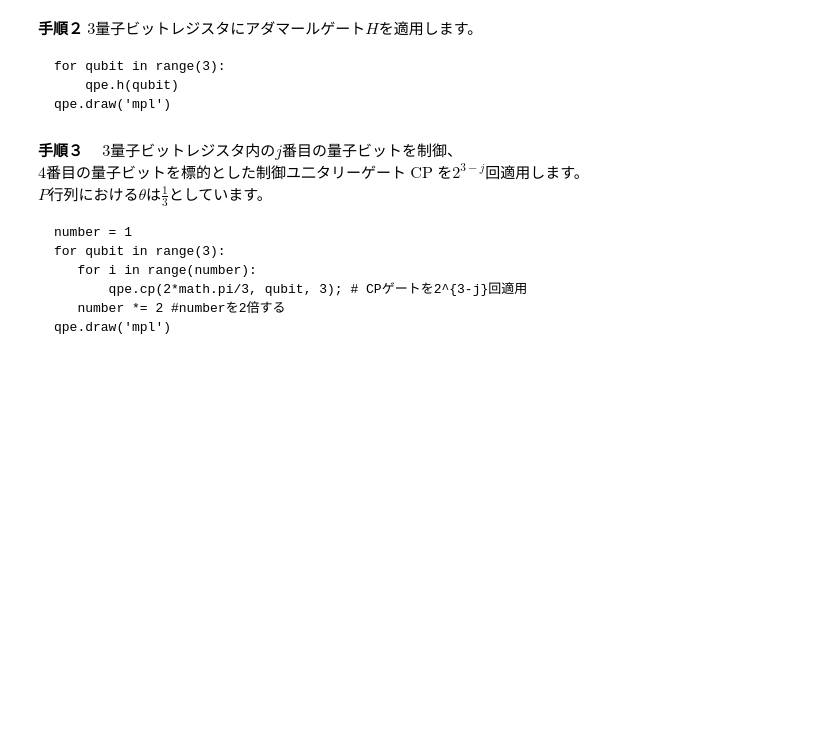
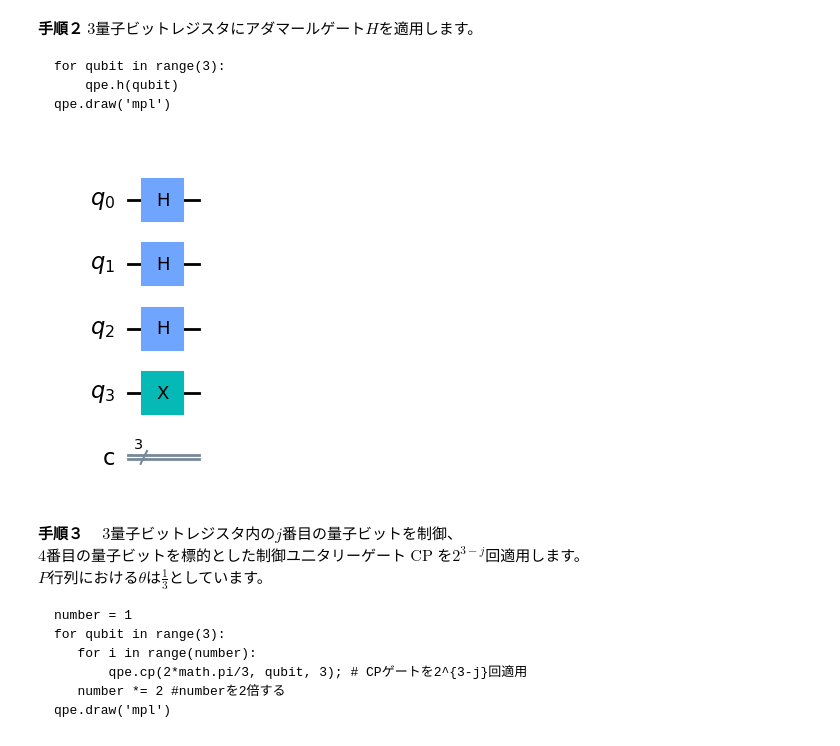
Before and after one commit to zum-m/01_jouhougakugairon, a Jupyter notebook: Copy_of_演習第9回.ipynb, the cells around one changed output. Cells and saved outputs as stored; diff of their text form; code cells hidden in the pictures; blank space fills up the shorter version.

````diff
--- a/Copy_of_演習第9回.ipynb
+++ b/Copy_of_演習第9回.ipynb
@@ -162,6 +170,12 @@ for qubit in range(3):
     qpe.h(qubit)
 qpe.draw('mpl')
 ```
+# %%
+for qubit in range(3):
+    qpe.h(qubit)
+qpe.draw('mpl')
+# %% [output]
+[figure, added]
 # %% [markdown]
 **手順３** 　$3$量子ビットレジスタ内の$j$番目の量子ビットを制御、
 $4$番目の量子ビットを標的とした制御ユ二タリーゲート $\mathrm{CP}$ を$2^{3-j}$回適用します。
````
Also changed, not shown: parts of 9 cells of this notebook.
